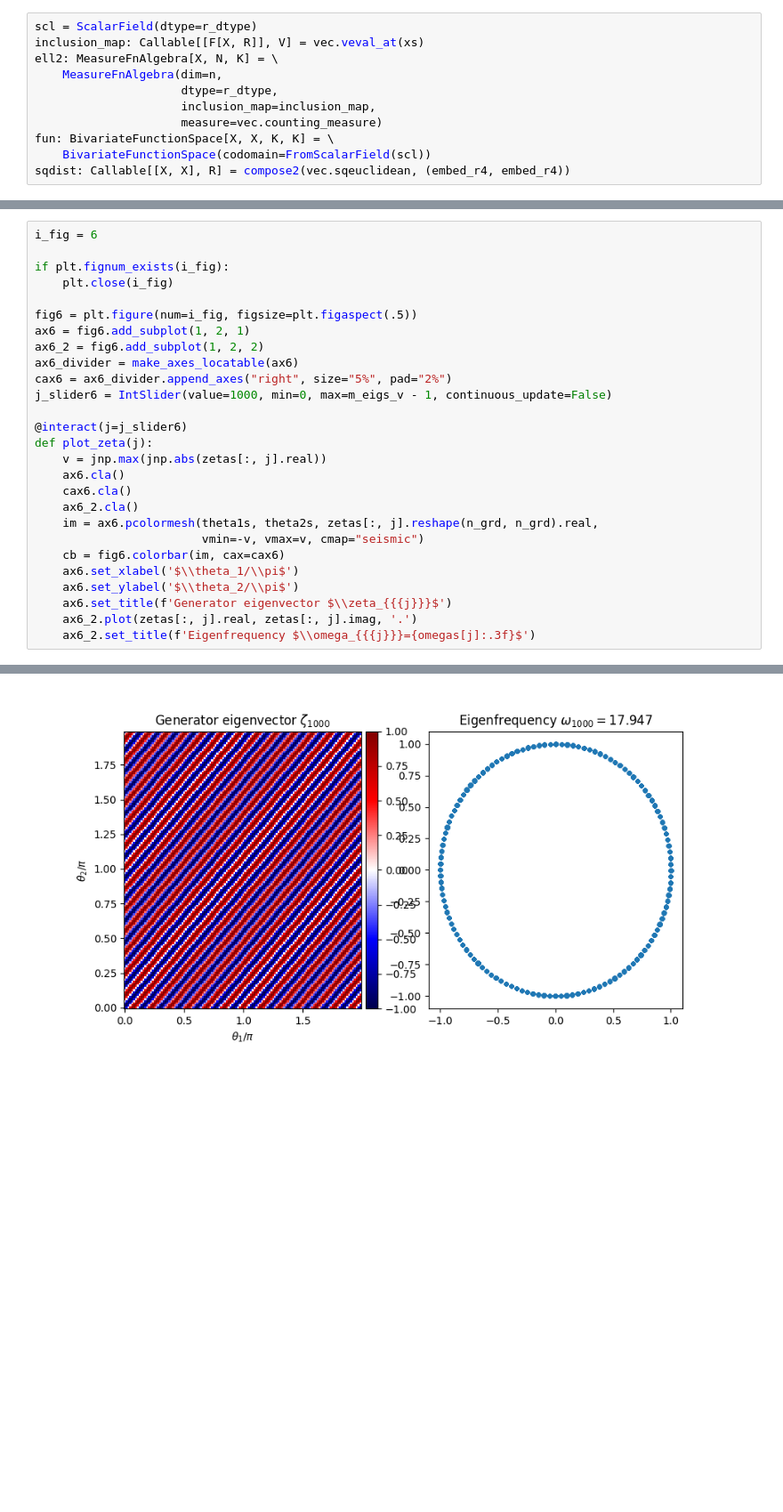
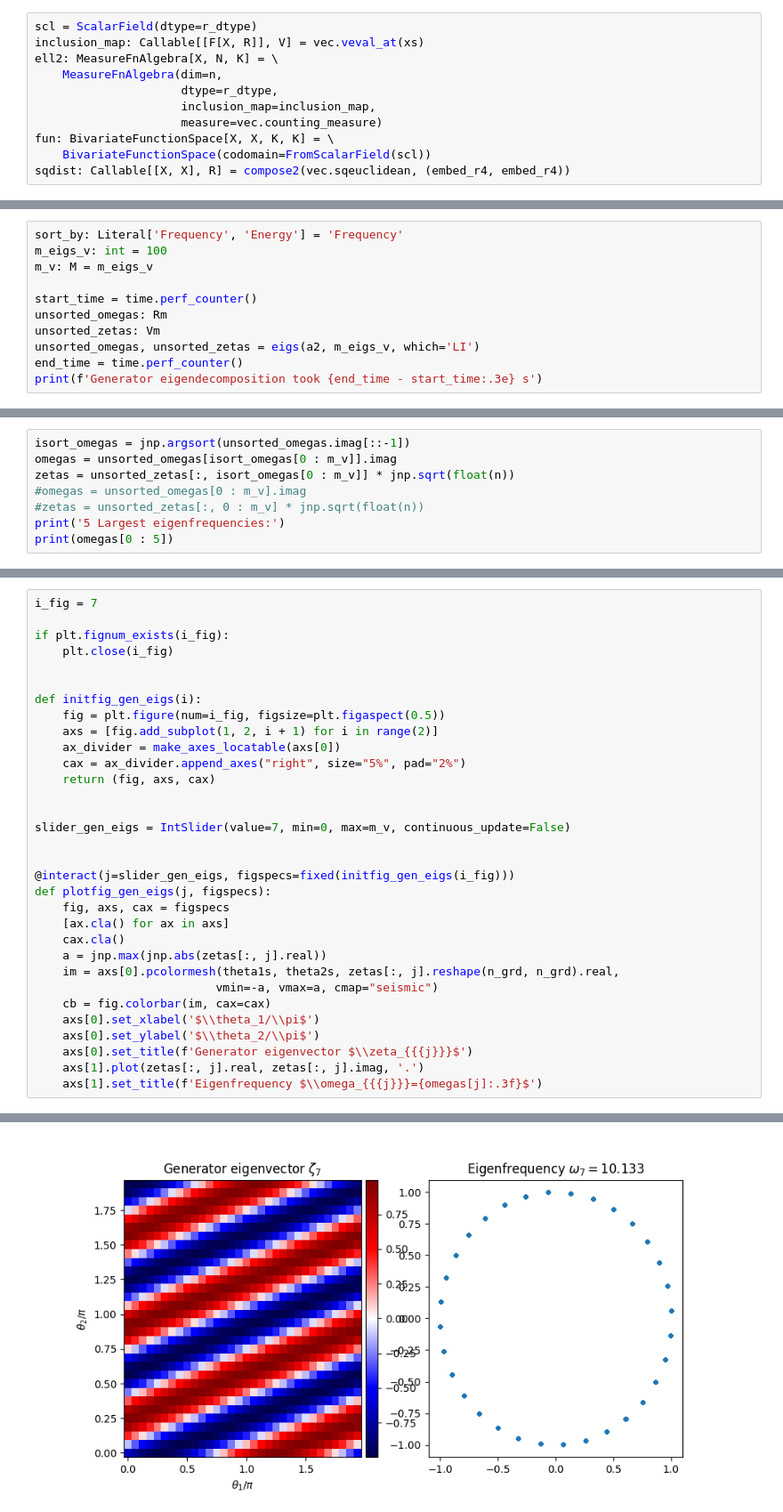
Before and after one commit to dg227/NLSA, a Jupyter notebook: Python/examples/generator_compactification/torus_rotation.ipynb, the cells around one changed output, grey strips where cells are left out. Shown at 89% size. Cells and saved outputs as stored; diff of their text form; blank space fills up the shorter version.

Commit message:
Update generator compactification example

```diff
--- a/Python/examples/generator_compactification/torus_rotation.ipynb
+++ b/Python/examples/generator_compactification/torus_rotation.ipynb
@@ -419,0 +416,11 @@ First 5 eigenfrequencies:
+# %%
+sort_by: Literal['Frequency', 'Energy'] = 'Frequency'
+m_eigs_v: int = 100
+m_v: M = m_eigs_v
+
+start_time = time.perf_counter()
+unsorted_omegas: Rm
+unsorted_zetas: Vm
+unsorted_omegas, unsorted_zetas = eigs(a2, m_eigs_v, which='LI')
+end_time = time.perf_counter()
+print(f'Generator eigendecomposition took {end_time - start_time:.3e} s')
@@ -419,0 +429,8 @@ First 5 eigenfrequencies:
+# %%
+isort_omegas = jnp.argsort(unsorted_omegas.imag[::-1])
+omegas = unsorted_omegas[isort_omegas[0 : m_v]].imag
+zetas = unsorted_zetas[:, isort_omegas[0 : m_v]] * jnp.sqrt(float(n))
+#omegas = unsorted_omegas[0 : m_v].imag
+#zetas = unsorted_zetas[:, 0 : m_v] * jnp.sqrt(float(n))
+print('5 Largest eigenfrequencies:')
+print(omegas[0 : 5])
@@ -420,28 +440,33 @@ First 5 eigenfrequencies:
 # %%
-i_fig = 6
+i_fig = 7
 
 if plt.fignum_exists(i_fig):
     plt.close(i_fig)
 
-fig6 = plt.figure(num=i_fig, figsize=plt.figaspect(.5))
-ax6 = fig6.add_subplot(1, 2, 1)
-ax6_2 = fig6.add_subplot(1, 2, 2)
-ax6_divider = make_axes_locatable(ax6)
-cax6 = ax6_divider.append_axes("right", size="5%", pad="2%")
-j_slider6 = IntSlider(value=1000, min=0, max=m_eigs_v - 1, continuous_update=False)
 
-@interact(j=j_slider6)
-def plot_zeta(j):
-    v = jnp.max(jnp.abs(zetas[:, j].real))
-    ax6.cla()
-    cax6.cla()
-    ax6_2.cla()
-    im = ax6.pcolormesh(theta1s, theta2s, zetas[:, j].reshape(n_grd, n_grd).real,
-                        vmin=-v, vmax=v, cmap="seismic")
-    cb = fig6.colorbar(im, cax=cax6)
-    ax6.set_xlabel('$\\theta_1/\\pi$')
-    ax6.set_ylabel('$\\theta_2/\\pi$')
-    ax6.set_title(f'Generator eigenvector $\\zeta_{{{j}}}$')
-    ax6_2.plot(zetas[:, j].real, zetas[:, j].imag, '.')
-    ax6_2.set_title(f'Eigenfrequency $\\omega_{{{j}}}={omegas[j]:.3f}$')
+def initfig_gen_eigs(i):
+    fig = plt.figure(num=i_fig, figsize=plt.figaspect(0.5))
+    axs = [fig.add_subplot(1, 2, i + 1) for i in range(2)]
+    ax_divider = make_axes_locatable(axs[0])
+    cax = ax_divider.append_axes("right", size="5%", pad="2%")
+    return (fig, axs, cax)
+
+
+slider_gen_eigs = IntSlider(value=7, min=0, max=m_v, continuous_update=False)
+
+
+@interact(j=slider_gen_eigs, figspecs=fixed(initfig_gen_eigs(i_fig)))
+def plotfig_gen_eigs(j, figspecs):
+    fig, axs, cax = figspecs
+    [ax.cla() for ax in axs]
+    cax.cla()
+    a = jnp.max(jnp.abs(zetas[:, j].real))
+    im = axs[0].pcolormesh(theta1s, theta2s, zetas[:, j].reshape(n_grd, n_grd).real,
+                          vmin=-a, vmax=a, cmap="seismic")
+    cb = fig.colorbar(im, cax=cax)
+    axs[0].set_xlabel('$\\theta_1/\\pi$')
+    axs[0].set_ylabel('$\\theta_2/\\pi$')
+    axs[0].set_title(f'Generator eigenvector $\\zeta_{{{j}}}$')
+    axs[1].plot(zetas[:, j].real, zetas[:, j].imag, '.')
+    axs[1].set_title(f'Eigenfrequency $\\omega_{{{j}}}={omegas[j]:.3f}$')
 # %% [output]
@@ -449 +474 @@ interactive(children=(IntSlider(value=1000, continuous_update=False, description
-[figure, old version]
+[figure, new version]
```
Also changed, not shown: parts of 18 cells of this notebook.
